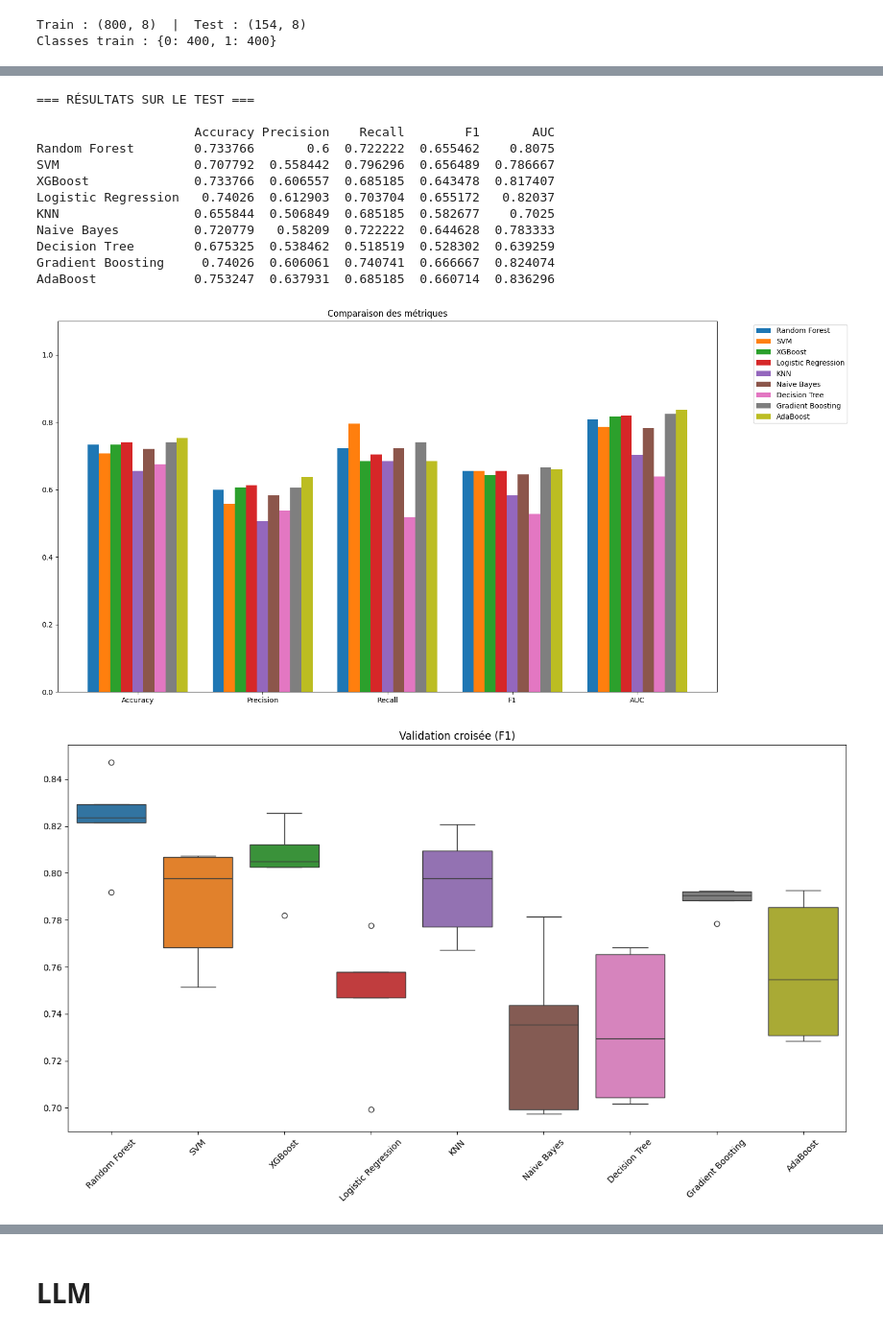
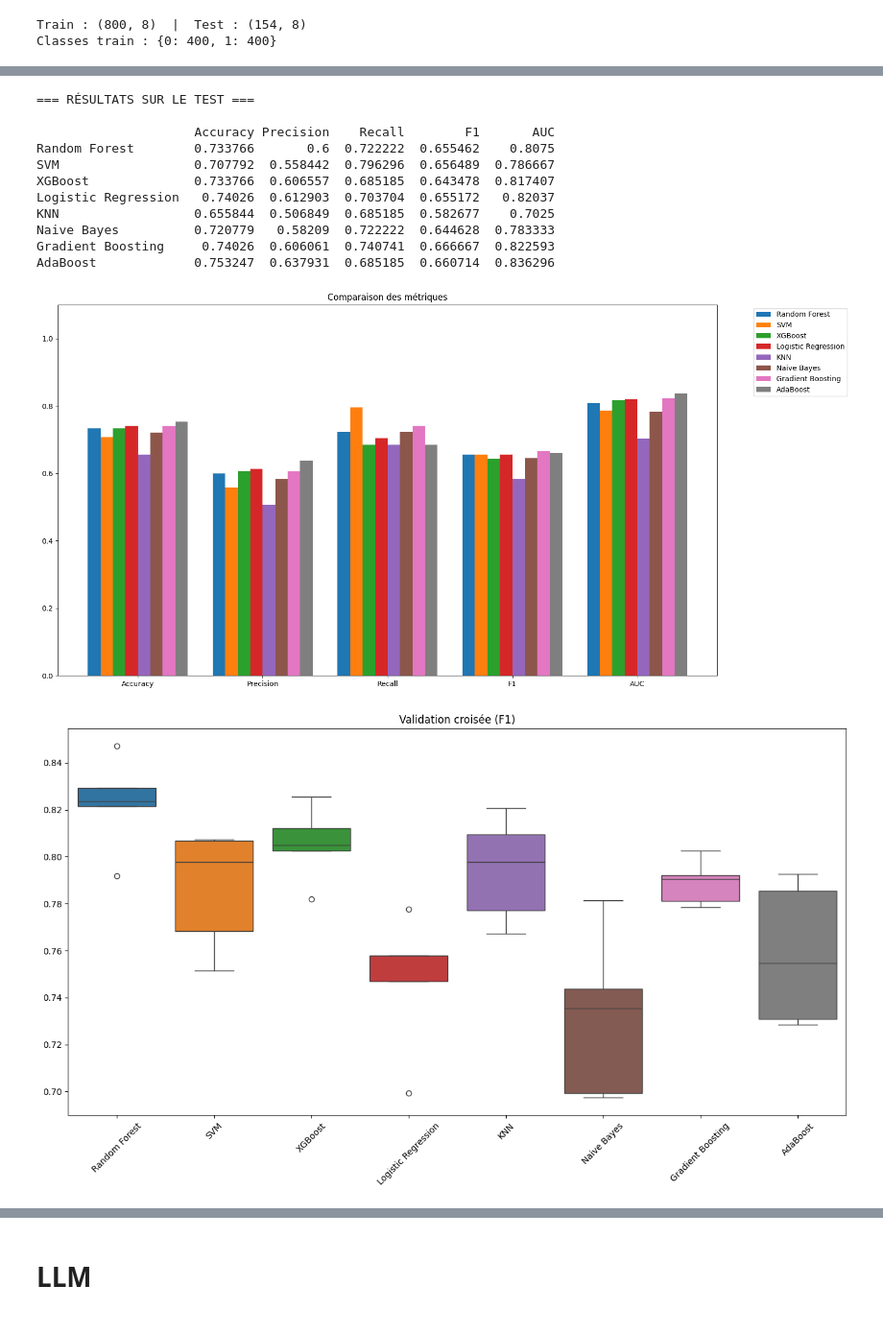
Before and after one commit to touXik/LLM-vs-ML-projet-nlp-, a Jupyter notebook: ML_vs_LLM.ipynb, the cells around one changed output, grey strips where cells are left out. Shown at 96% size. Cells and saved outputs as stored; diff of their text form; code cells hidden in the pictures.

```diff
--- a/ML_vs_LLM.ipynb
+++ b/ML_vs_LLM.ipynb
@@ -54,7 +54,6 @@ models = {
     "Logistic Regression": LogisticRegression(max_iter=1000),
     "KNN": KNeighborsClassifier(n_neighbors=5),
     "Naive Bayes": GaussianNB(),
-    "Decision Tree": DecisionTreeClassifier(random_state=42),
 
     "Gradient Boosting": GradientBoostingClassifier(n_estimators=100),
     "AdaBoost": AdaBoostClassifier(n_estimators=100),
@@ -99,6 +98,7 @@ for name, model in models.items():
 
     # Prédictions
     y_pred      = model.predict(X_test)
+
     if hasattr(model, "predict_proba"):
       y_pred_prob = model.predict_proba(X_test)[:, 1]
     else:
@@ -129,14 +129,14 @@ XGBoost              0.733766  0.606557  0.685185  0.643478  0.817407
 Logistic Regression   0.74026  0.612903  0.703704  0.655172   0.82037
 KNN                  0.655844  0.506849  0.685185  0.582677    0.7025
 Naive Bayes          0.720779   0.58209  0.722222  0.644628  0.783333
-Decision Tree        0.675325  0.538462  0.518519  0.528302  0.639259
-Gradient Boosting     0.74026  0.606061  0.740741  0.666667  0.824074
+Gradient Boosting     0.74026  0.606061  0.740741  0.666667  0.822593
 AdaBoost             0.753247  0.637931  0.685185  0.660714  0.836296
 # %%
 import math
 
 model_names = list(results.keys())
 n_models = len(model_names)
+n_cols = 3
 
 # ── FIGURE 1 : métriques ──
 metrics = ["Accuracy", "Precision", "Recall", "F1", "AUC"]
@@ -172,32 +172,32 @@ for name in model_names:
     if results[name]["y_prob"] is not None:
         fpr, tpr, _ = roc_curve(y_test, results[name]["y_prob"])
         auc = results[name]["AUC"]
         plt.plot(fpr, tpr, label=f"{name} (AUC={auc:.2f})")
 
 plt.plot([0, 1], [0, 1], 'k--')
 plt.title("Courbes ROC")
 plt.legend(bbox_to_anchor=(1.05, 1))
 plt.show()
 
 
 # ── FIGURE 4 : matrices de confusion ──
 n_cols = 3
 n_rows = math.ceil(n_models / n_cols)
 
 fig, axes = plt.subplots(n_rows, n_cols, figsize=(18, 5 * n_rows))
 axes = np.array(axes).reshape(-1)
 
 for i, name in enumerate(model_names):
     cm = confusion_matrix(y_test, results[name]["y_pred"])
     sns.heatmap(cm, annot=True, fmt='d', cmap='Blues', ax=axes[i])
     axes[i].set_title(name)
 
 # cacher cases vides
 for j in range(i + 1, len(axes)):
     fig.delaxes(axes[j])
 
 plt.tight_layout()
 plt.show()
 # %% [output]
-[figure, old version]
+[figure, new version]
-[figure, old version]
+[figure, new version]
```
Also changed, not shown: parts of 15 cells of this notebook, 1 other file.
